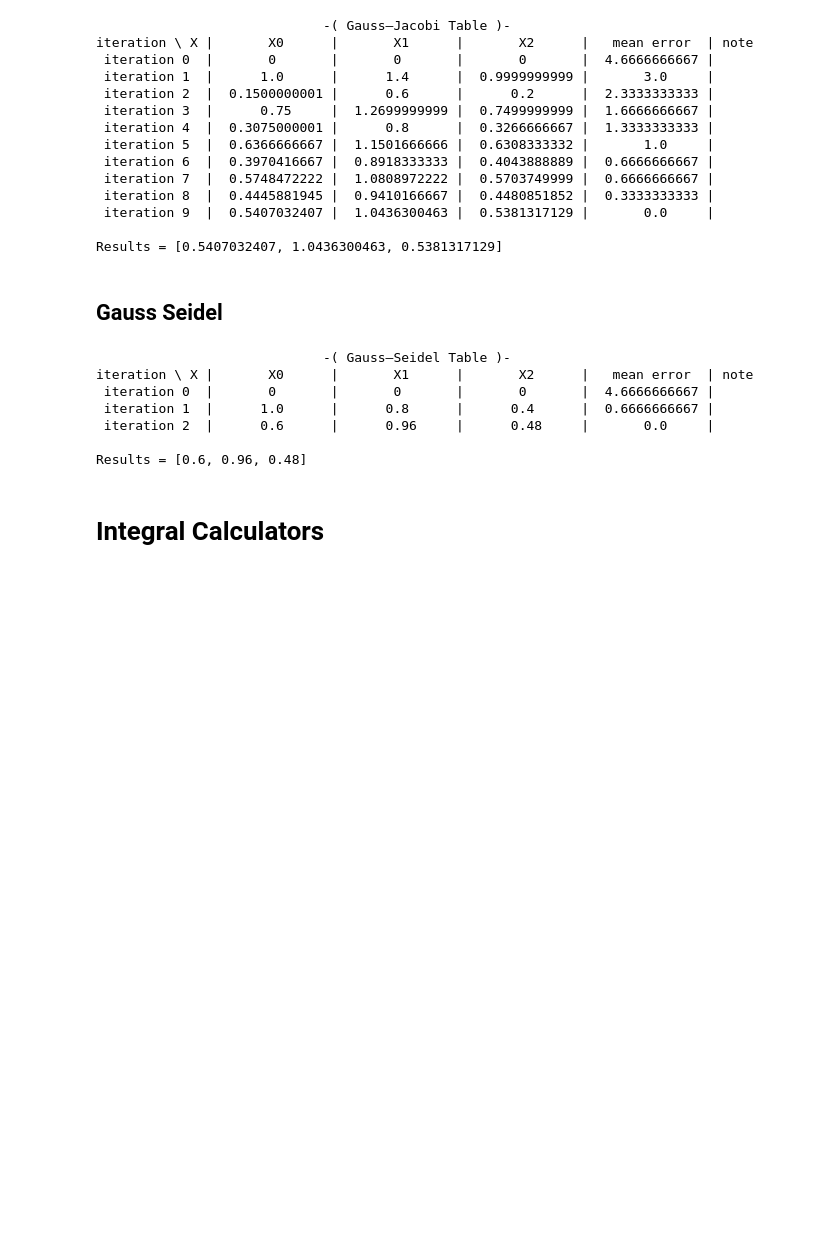
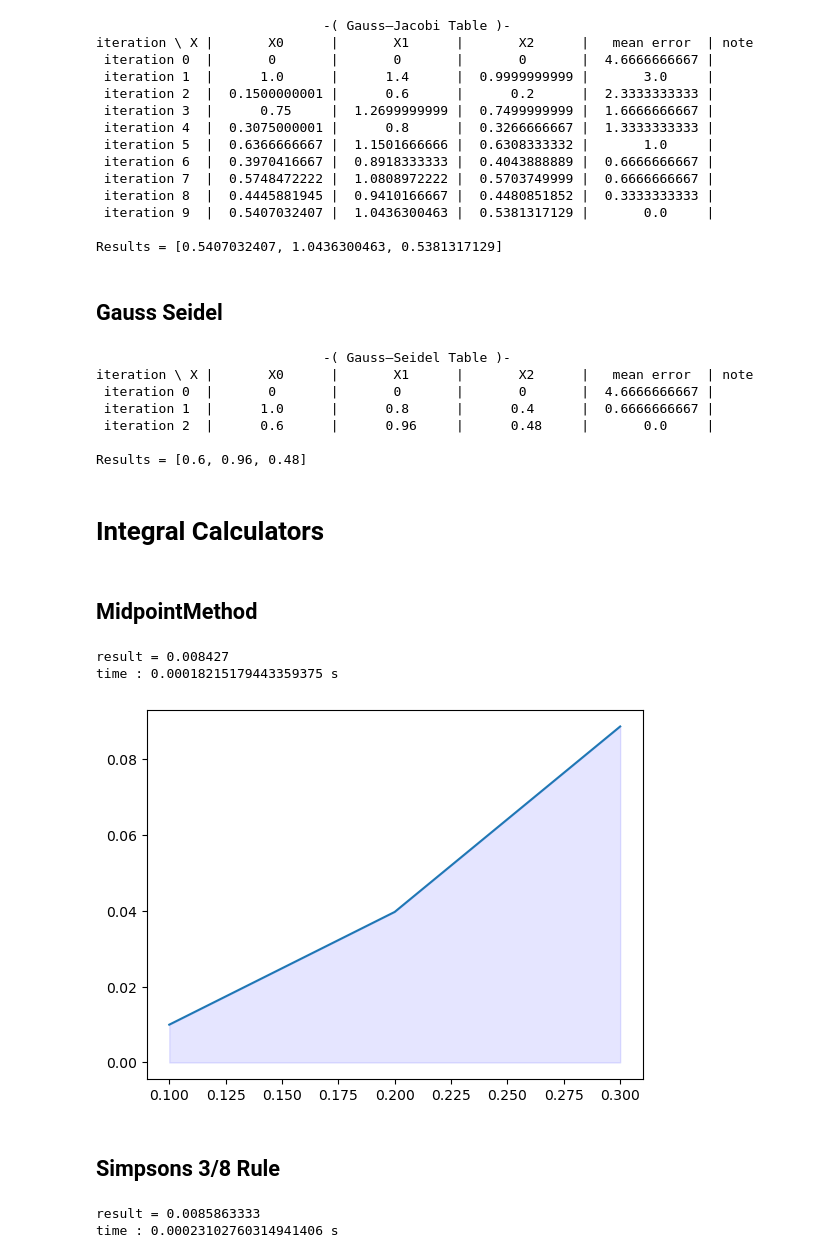
Before and after one commit to AmirYariAI/NumericalAnalysisRemake, a Jupyter notebook: unit_test.ipynb, the cells around one changed output. Drawn from its saved outputs; the diff is of its cells as text; code cells hidden in the pictures; blank space fills up the shorter version.

```diff
--- a/unit_test.ipynb
+++ b/unit_test.ipynb
@@ -453,3 +440,38 @@ iteration \ X |       X0      |       X1      |       X2      |   mean error  |
 Results = [0.6, 0.96, 0.48]
 # %% [markdown]
 <h1>Integral Calculators</h1>
+# %% [markdown]
+<h2>MidpointMethod</h2>
+# %%
+x_points = [0.1 , 0.15 , 0.2 ,0.25, 0.3]
+f_points = [0.00998 , 0.02242 , 0.03973 , 0.06185 , 0.08866]
+
+data = {"x_points":x_points,"f_points":f_points}
+# %%
+start = time.time()
+
+result = MidpointMethod(**data)
+
+end = time.time()
+
+print(f"result = {result}")
+print(f"time : {end - start} s")
+# %% [output]
+result = 0.008427
+time : 0.00018215179443359375 s
+# %%
+debug_off()
+
+finite_differences = Newton(x_points,f_points,is_forward=True)
+plot_data_x = arange(finite_differences.MinX,finite_differences.MaxX, 0.1)
+plot_data_y = list(map(finite_differences,plot_data_x))
+
+debug_on()
+fig, ax = plt.subplots()
+ax.plot(plot_data_x,plot_data_y)
+ax.fill_between(plot_data_x, plot_data_y, 0, color='blue', alpha=.1)
+plt.show()
+# %% [output]
+[figure, added]
+# %% [markdown]
+<h2>Simpsons 3/8 Rule</h2>
@@ -455,0 +483,12 @@ Results = [0.6, 0.96, 0.48]
+# %%
+start = time.time()
+
+result = Simpsons38Rule(**data)
+
+end = time.time()
+
+print(f"result = {result}")
+print(f"time : {end - start} s")
+# %% [output]
+result = 0.0085863333
+time : 0.00023102760314941406 s
```
Also changed, not shown: parts of 24 cells of this notebook.
